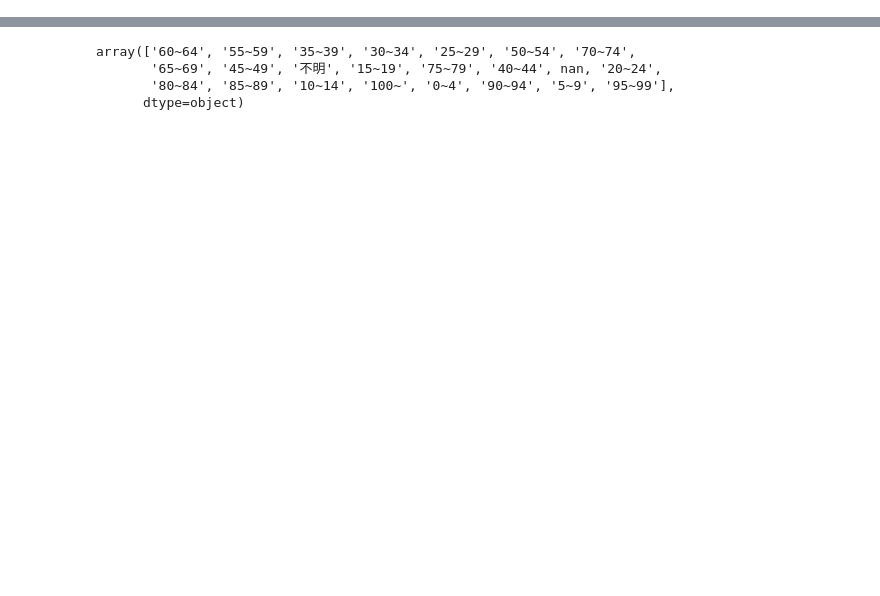
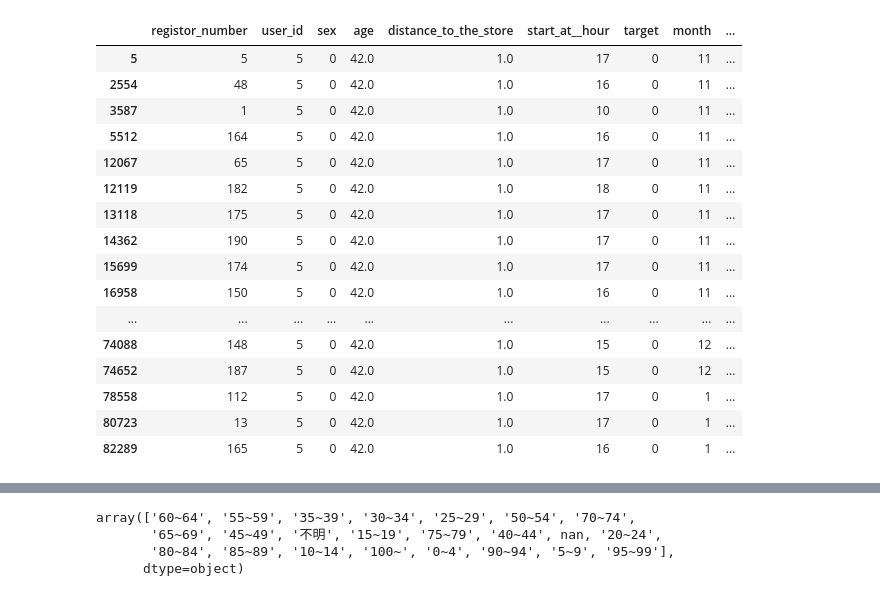
Before and after one commit to tenten0727/atmaCup13, a Jupyter notebook: notebook/004_feature.ipynb, the cells around one changed output, grey strips where cells are left out. Cells and saved outputs as stored; diff of their text form; code cells hidden in the pictures; blank space fills up the shorter version.

Commit message:
lag target

```diff
--- a/notebook/004_feature.ipynb
+++ b/notebook/004_feature.ipynb
@@ -28,6 +29,27 @@ month                    category
 day                      category
 week                     category
 dtype: object
+# %%
+train['lag_target'] = train.groupby('user_id').target.shift(1)
+train.loc[train['user_id']==5]
+# %% [output]
+|  | registor_number | user_id | sex | age | distance_to_the_store | start_at__hour | target | month | ... |
+| 5 | 5 | 5 | 0 | 42.0 | 1.0 | 17 | 0 | 11 | ... |
+| 2554 | 48 | 5 | 0 | 42.0 | 1.0 | 16 | 0 | 11 | ... |
+| 3587 | 1 | 5 | 0 | 42.0 | 1.0 | 10 | 0 | 11 | ... |
+| 5512 | 164 | 5 | 0 | 42.0 | 1.0 | 16 | 0 | 11 | ... |
+| 12067 | 65 | 5 | 0 | 42.0 | 1.0 | 17 | 0 | 11 | ... |
+| 12119 | 182 | 5 | 0 | 42.0 | 1.0 | 18 | 0 | 11 | ... |
+| 13118 | 175 | 5 | 0 | 42.0 | 1.0 | 17 | 0 | 11 | ... |
+| 14362 | 190 | 5 | 0 | 42.0 | 1.0 | 17 | 0 | 11 | ... |
+| 15699 | 174 | 5 | 0 | 42.0 | 1.0 | 17 | 0 | 11 | ... |
+| 16958 | 150 | 5 | 0 | 42.0 | 1.0 | 16 | 0 | 11 | ... |
+| ... | ... | ... | ... | ... | ... | ... | ... | ... | ... |
+| 74088 | 148 | 5 | 0 | 42.0 | 1.0 | 15 | 0 | 12 | ... |
+| 74652 | 187 | 5 | 0 | 42.0 | 1.0 | 15 | 0 | 12 | ... |
+| 78558 | 112 | 5 | 0 | 42.0 | 1.0 | 17 | 0 | 1 | ... |
+| 80723 | 13 | 5 | 0 | 42.0 | 1.0 | 17 | 0 | 1 | ... |
+| 82289 | 165 | 5 | 0 | 42.0 | 1.0 | 16 | 0 | 1 | ... |
 # %%
 DATA_PATH = '../input/'
 import os
```
Also changed, not shown: parts of 2 cells of this notebook, 2 other files.
